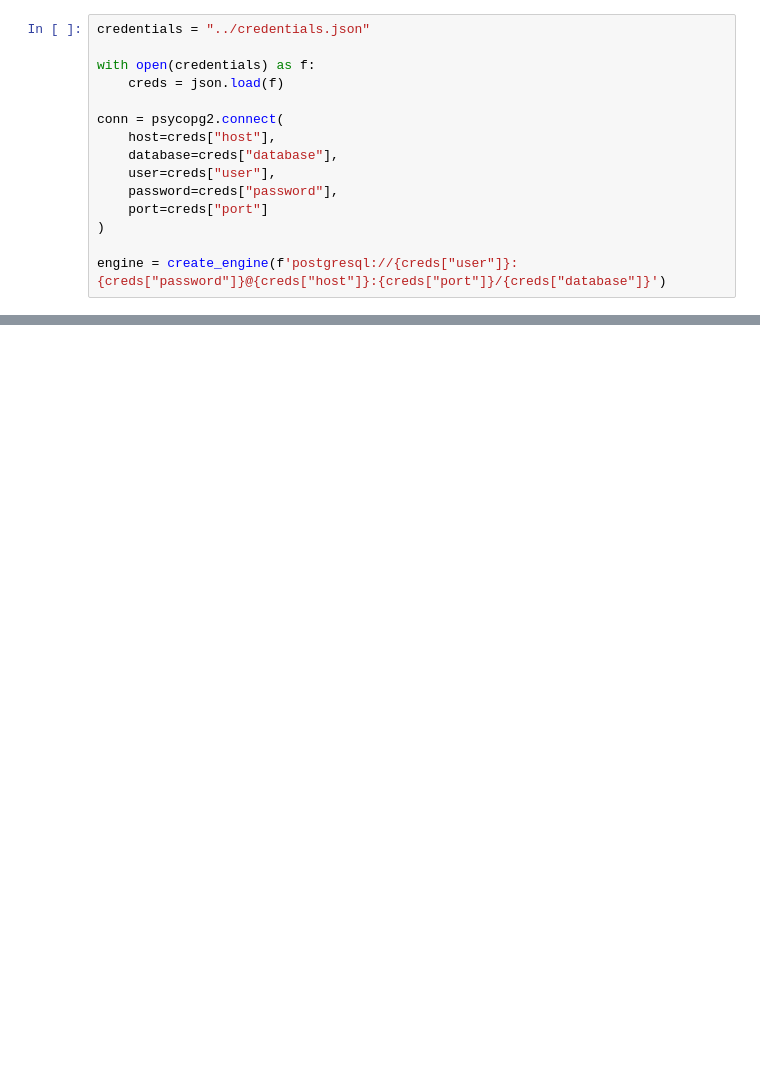
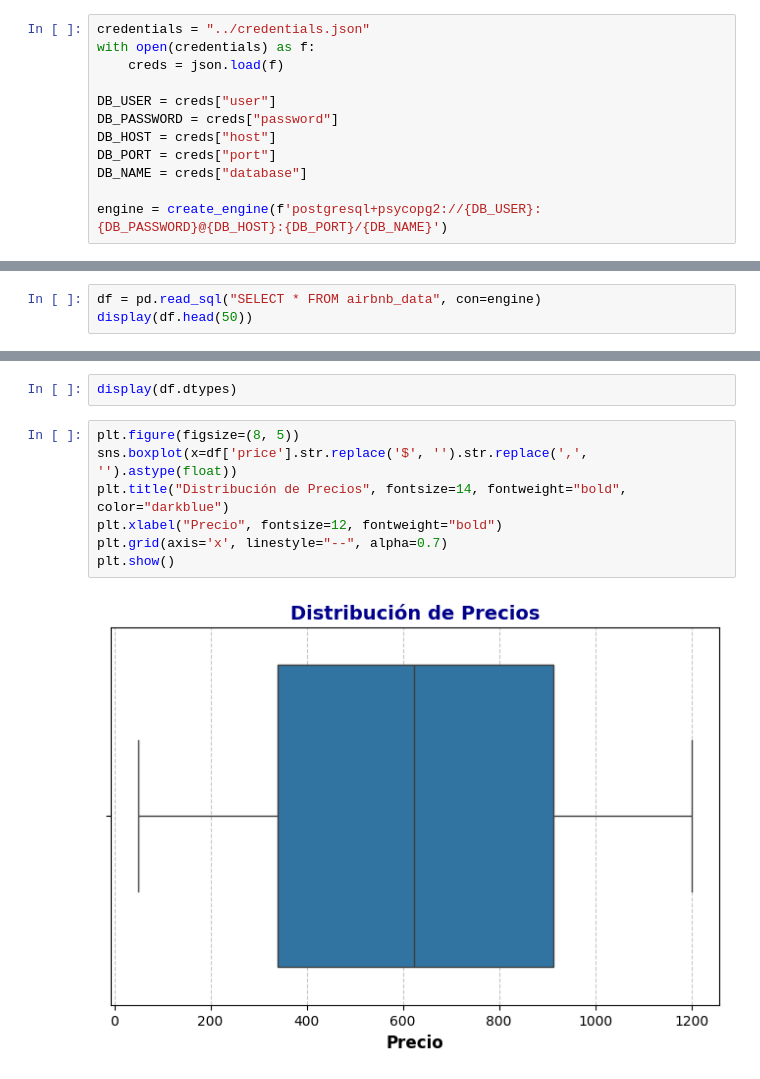
Before and after one commit to Jakcobo/Proyecto_ETL, a Jupyter notebook: Notebooks/002_EDA.ipynb, the cells around one changed output, grey strips where cells are left out. Drawn from its saved outputs; the diff is of its cells as text; blank space fills up the shorter version.

Commit message:
modificacion notebooks, creacion EDA y Clean Data

```diff
--- a/Notebooks/002_EDA.ipynb
+++ b/Notebooks/002_EDA.ipynb
@@ -10,15 +7,12 @@ import json
 # %%
 credentials = "../credentials.json"
-
 with open(credentials) as f:
     creds = json.load(f)
 
-conn = psycopg2.connect(
-    host=creds["host"],
-    database=creds["database"],
-    user=creds["user"],
-    password=creds["password"],
-    port=creds["port"]
-)
+DB_USER = creds["user"]
+DB_PASSWORD = creds["password"]
+DB_HOST = creds["host"]
+DB_PORT = creds["port"]
+DB_NAME = creds["database"]
 
-engine = create_engine(f'postgresql://{creds["user"]}:{creds["password"]}@{creds["host"]}:{creds["port"]}/{creds["database"]}')
+engine = create_engine(f'postgresql+psycopg2://{DB_USER}:{DB_PASSWORD}@{DB_HOST}:{DB_PORT}/{DB_NAME}')
@@ -312,0 +19,3 @@ df.head()
+# %%
+df = pd.read_sql("SELECT * FROM airbnb_data", con=engine)
+display(df.head(50))
@@ -312,0 +56,11 @@ df.head()
+# %%
+display(df.dtypes)
+# %%
+plt.figure(figsize=(8, 5))
+sns.boxplot(x=df['price'].str.replace('$', '').str.replace(',', '').astype(float))
+plt.title("Distribución de Precios", fontsize=14, fontweight="bold", color="darkblue")
+plt.xlabel("Precio", fontsize=12, fontweight="bold")
+plt.grid(axis='x', linestyle="--", alpha=0.7)
+plt.show()
+# %% [output]
+[figure, added]
```
Also changed, not shown: parts of 23 cells of this notebook, 2 other files.
